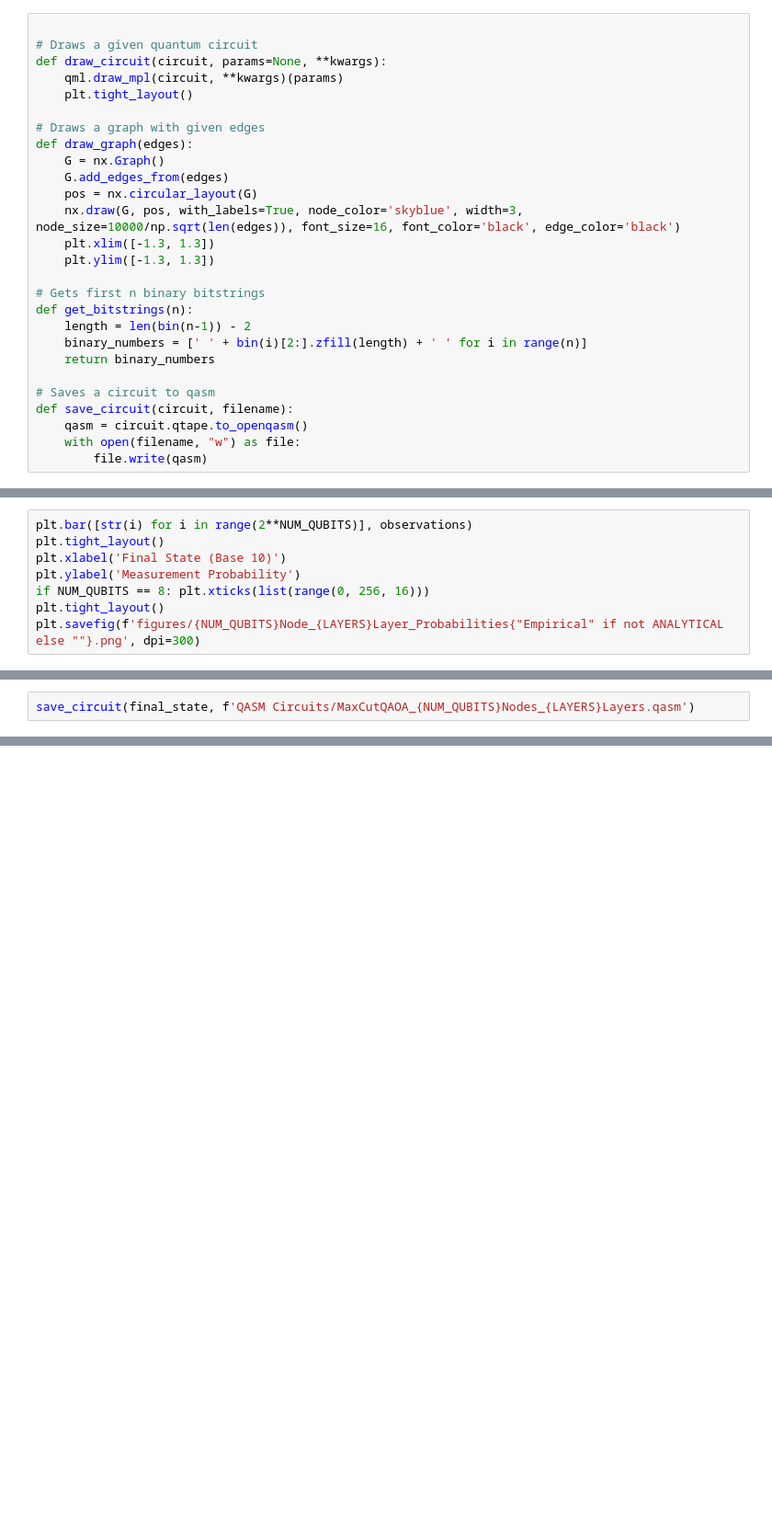
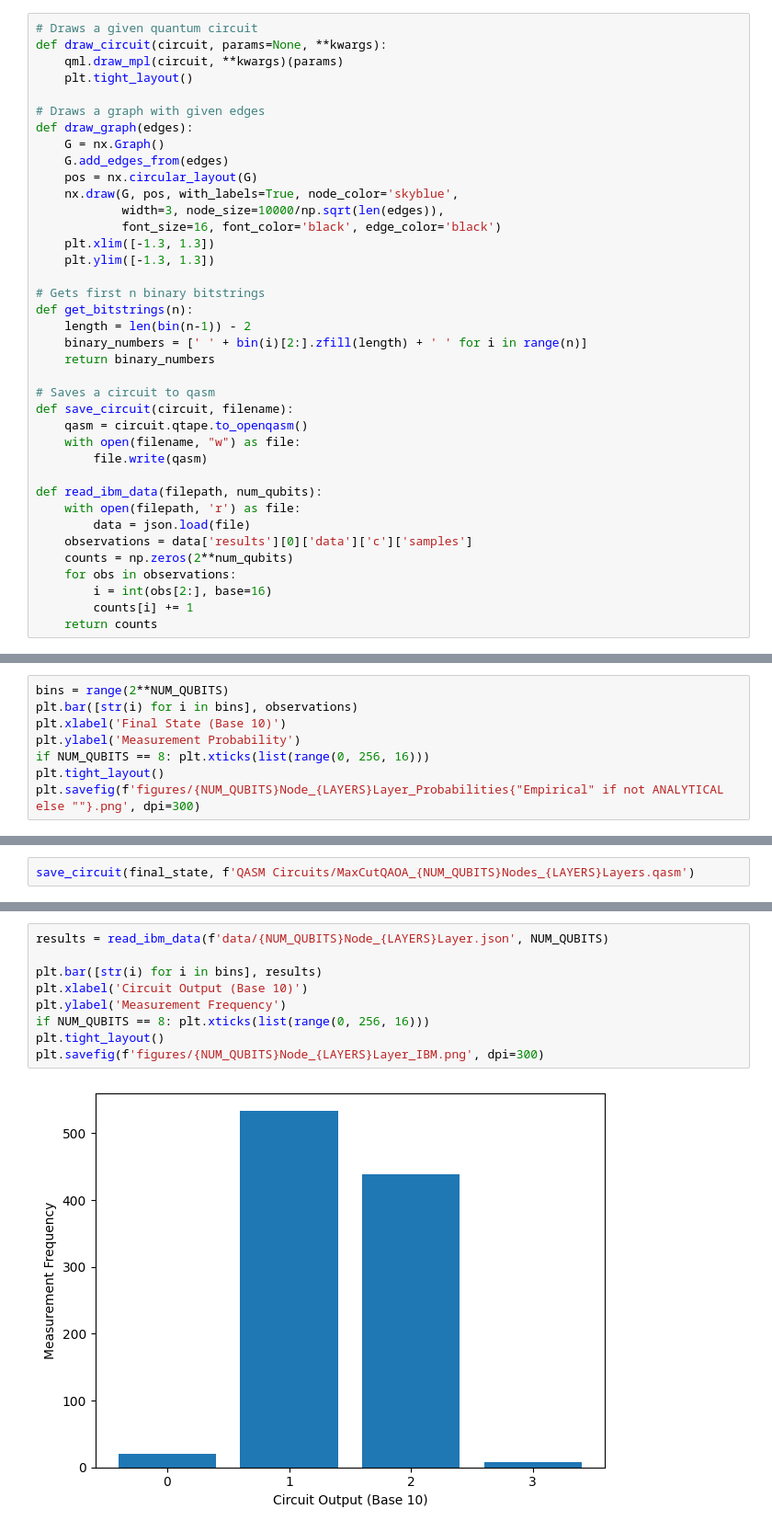
Before and after one commit to AJWestley/QAOA-MaxCut, a Jupyter notebook: src/maxcutQAOA.ipynb, the cells around one changed output, grey strips where cells are left out. Shown at 92% size. Cells and saved outputs as stored; diff of their text form; blank space fills up the shorter version.

```diff
--- a/src/maxcutQAOA.ipynb
+++ b/src/maxcutQAOA.ipynb
@@ -31,7 +32,6 @@ NUM_SHOTS = 100
 # %% [markdown]
 ##### Predefined Functions
 # %%
-
 # Draws a given quantum circuit
 def draw_circuit(circuit, params=None, **kwargs):
     qml.draw_mpl(circuit, **kwargs)(params)
@@ -42,7 +42,9 @@ def draw_graph(edges):
     G = nx.Graph()
     G.add_edges_from(edges)
     pos = nx.circular_layout(G)
-    nx.draw(G, pos, with_labels=True, node_color='skyblue', width=3, node_size=10000/np.sqrt(len(edges)), font_size=16, font_color='black', edge_color='black')
+    nx.draw(G, pos, with_labels=True, node_color='skyblue',
+            width=3, node_size=10000/np.sqrt(len(edges)),
+            font_size=16, font_color='black', edge_color='black')
     plt.xlim([-1.3, 1.3])
     plt.ylim([-1.3, 1.3])
 
@@ -57,6 +59,16 @@ def save_circuit(circuit, filename):
     qasm = circuit.qtape.to_openqasm()
     with open(filename, "w") as file:
         file.write(qasm)
+
+def read_ibm_data(filepath, num_qubits):
+    with open(filepath, 'r') as file:
+        data = json.load(file)
+    observations = data['results'][0]['data']['c']['samples']
+    counts = np.zeros(2**num_qubits)
+    for obs in observations:
+        i = int(obs[2:], base=16)
+        counts[i] += 1
+    return counts
 # %% [markdown]
 ## Define the Problem
 # %% [markdown]
@@ -194,8 +206,8 @@ print(np.argmax(observations))
 # %% [markdown]
 ##### Measurement Probabilities
 # %%
-plt.bar([str(i) for i in range(2**NUM_QUBITS)], observations)
-plt.tight_layout()
+bins = range(2**NUM_QUBITS)
+plt.bar([str(i) for i in bins], observations)
 plt.xlabel('Final State (Base 10)')
 plt.ylabel('Measurement Probability')
 if NUM_QUBITS == 8: plt.xticks(list(range(0, 256, 16)))
@@ -209,0 +224,11 @@ save_circuit(final_state, f'QASM Circuits/MaxCutQAOA_{NUM_QUBITS}Nodes_{LAYERS}L
+# %%
+results = read_ibm_data(f'data/{NUM_QUBITS}Node_{LAYERS}Layer.json', NUM_QUBITS)
+
+plt.bar([str(i) for i in bins], results)
+plt.xlabel('Circuit Output (Base 10)')
+plt.ylabel('Measurement Frequency')
+if NUM_QUBITS == 8: plt.xticks(list(range(0, 256, 16)))
+plt.tight_layout()
+plt.savefig(f'figures/{NUM_QUBITS}Node_{LAYERS}Layer_IBM.png', dpi=300)
+# %% [output]
+[figure, added]
```
Also changed, not shown: parts of 4 cells of this notebook.
